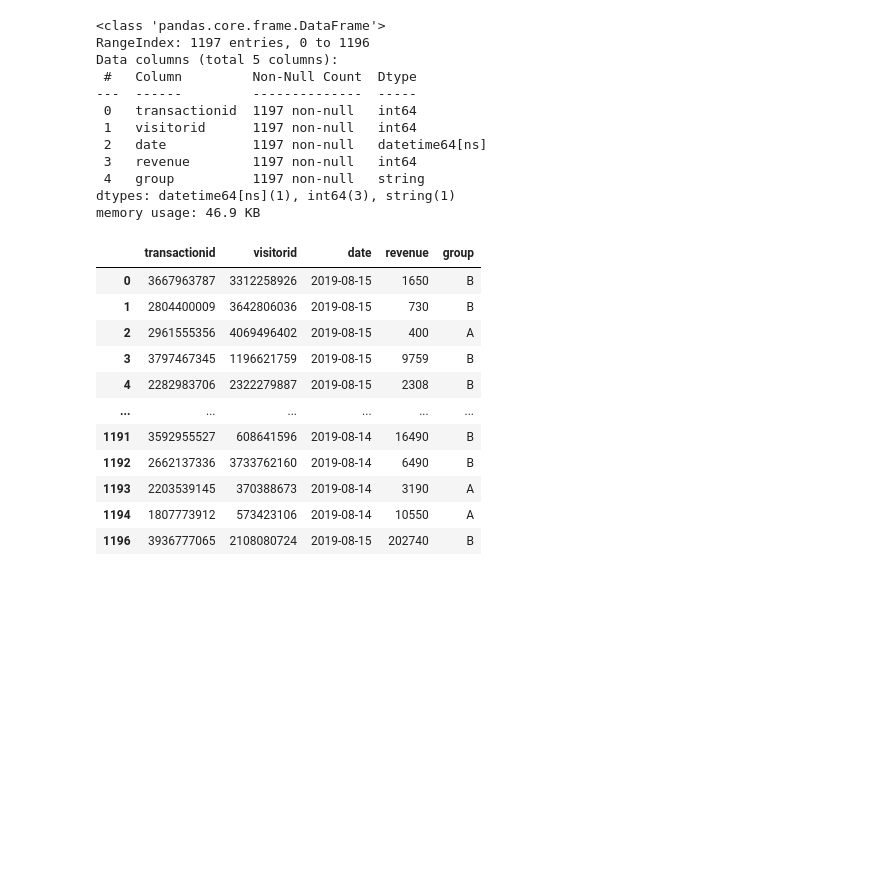
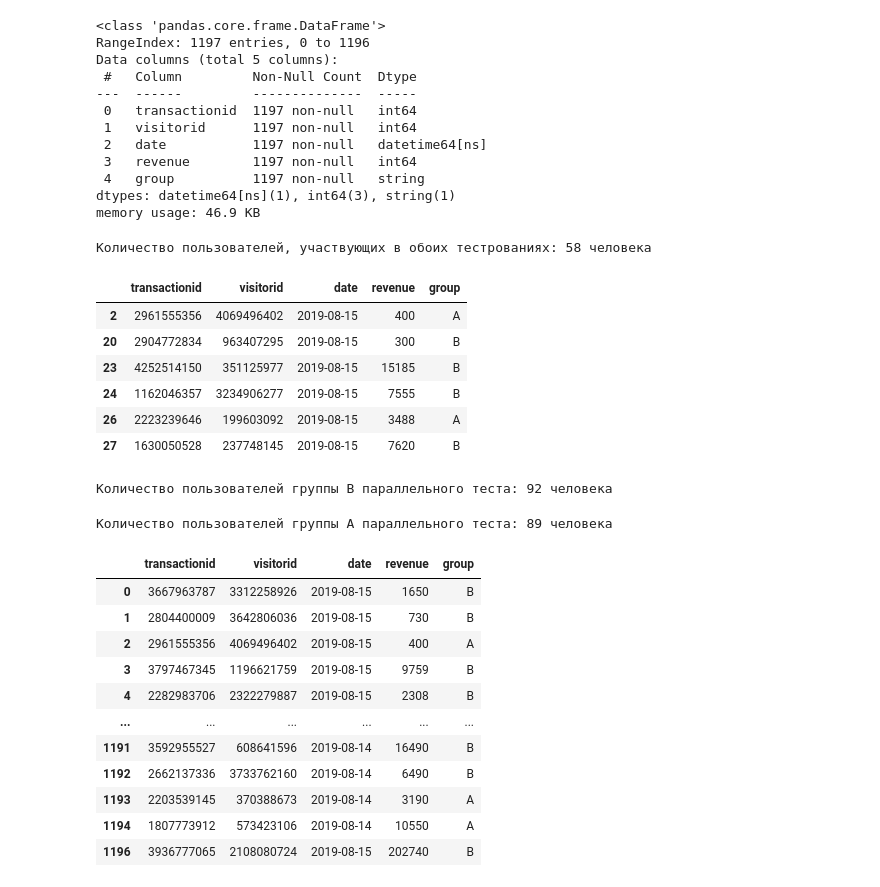
Before and after one commit to mssnatashka/mitpis, a Jupyter notebook: mitpis_lr5.ipynb, the cells around one changed output. Cells and saved outputs as stored; diff of their text form; code cells hidden in the pictures; blank space fills up the shorter version.

```diff
--- a/mitpis_lr5.ipynb
+++ b/mitpis_lr5.ipynb
@@ -206,6 +206,39 @@ Data columns (total 5 columns):
  4   group          1197 non-null   string
 dtypes: datetime64[ns](1), int64(3), string(1)
 memory usage: 46.9 KB
+# %%
+err_participants = (
+                    orders
+                               .groupby('visitorid')
+                               .agg({'group': 'nunique'})
+                               .reset_index()
+                               .query('group > 1')
+                    )
+print('Количество пользователей, участвующих в обоих тестрованиях: %s человека' % err_participants.shape[0])
+# %% [output]
+Количество пользователей, участвующих в обоих тестрованиях: 58 человека
+# %%
+participants_new = orders[orders['visitorid'].isin(err_participants['visitorid'].values)]
+
+participants_new.head(6)
+# %% [output]
+|  | transactionid | visitorid | date | revenue | group |
+| 2 | 2961555356 | 4069496402 | 2019-08-15 | 400 | A |
+| 20 | 2904772834 | 963407295 | 2019-08-15 | 300 | B |
+| 23 | 4252514150 | 351125977 | 2019-08-15 | 15185 | B |
+| 24 | 1162046357 | 3234906277 | 2019-08-15 | 7555 | B |
+| 26 | 2223239646 | 199603092 | 2019-08-15 | 3488 | A |
+| 27 | 1630050528 | 237748145 | 2019-08-15 | 7620 | B |
+# %%
+err_participants_B =  participants_new.query('group =="B"')
+print('Количество пользователей группы В параллельного теста: %s человека' % err_participants_B.shape[0])
+# %% [output]
+Количество пользователей группы В параллельного теста: 92 человека
+# %%
+err_participants_A =  participants_new.query('group =="A"')
+print('Количество пользователей группы A параллельного теста: %s человека' % err_participants_A.shape[0])
+# %% [output]
+Количество пользователей группы A параллельного теста: 89 человека
 # %%
 orders.drop_duplicates (keep=False, subset=['visitorid', 'group'])
 # %% [output]
```
Also changed, not shown: parts of 7 cells of this notebook.
